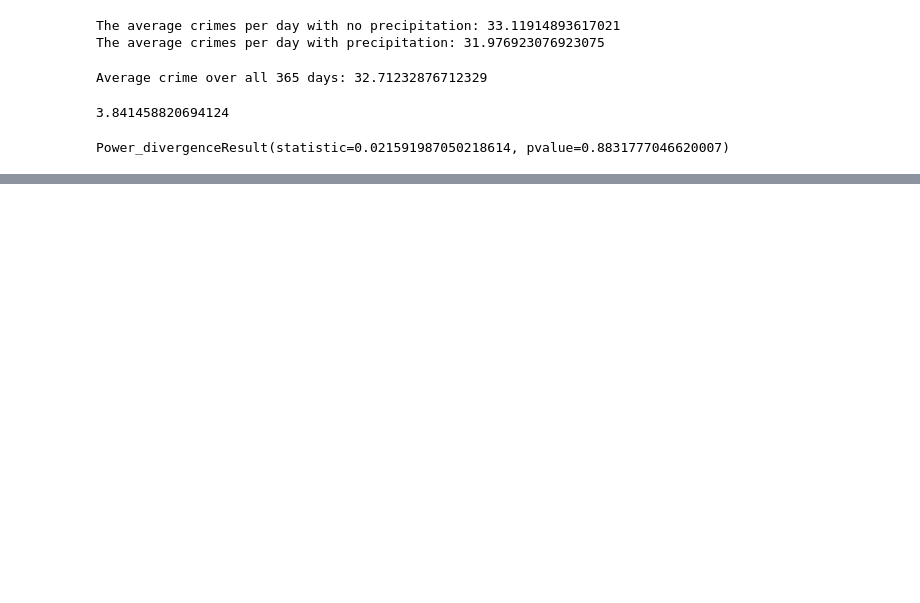
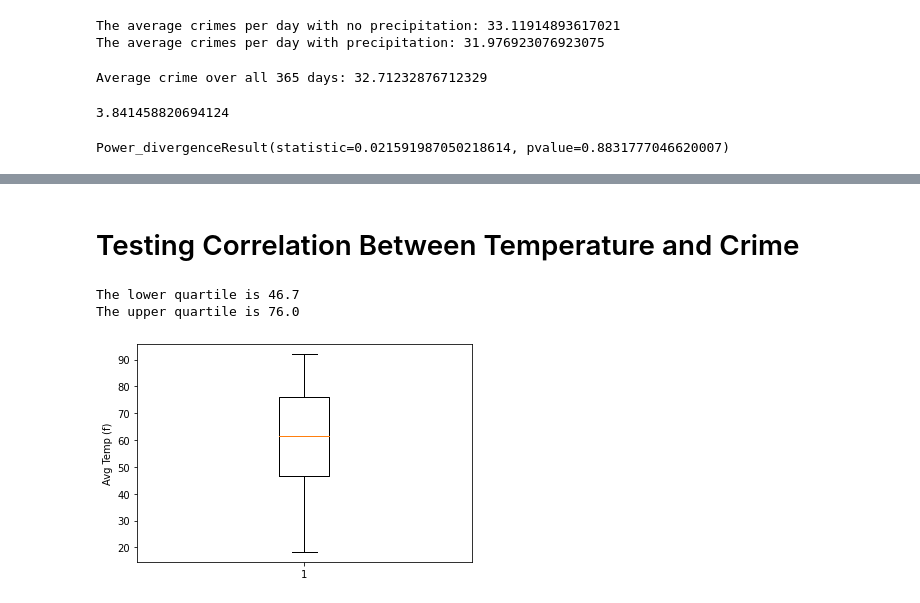
Before and after one commit to b-wild/Project_One_Group_2, a Jupyter notebook: Q3-4_Correlation.ipynb, the cells around one changed output, grey strips where cells are left out. Drawn from its saved outputs; the diff is of its cells as text; code cells hidden in the pictures; blank space fills up the shorter version.

```diff
--- a/Q3-4_Correlation.ipynb
+++ b/Q3-4_Correlation.ipynb
@@ -253,0 +248,22 @@ Power_divergenceResult(statistic=0.021591987050218614, pvalue=0.8831777046620007
+# %% [markdown]
+# Testing Correlation Between Temperature and Crime
+# %%
+# Identify low, moderate, high temperatures
+weather_file = "output_data/dc_weather.csv"
+weather_day = pd.read_csv(weather_file)
+
+quartiles = weather_day['avgtemp_f'].quantile([.25,.5,.75])
+lowerq = quartiles[0.25]
+upperq = quartiles[0.75]
+print(f"The lower quartile is {lowerq}")
+print(f"The upper quartile is {upperq}")
+
+fig1, ax1 = plt.subplots()
+ax1.set_ylabel('Avg Temp (f)')
+ax1.boxplot(weather_day['avgtemp_f'])
+flierprops={'marker': 'o', 'markersize': 12, 'markerfacecolor': 'red'}
+plt.show()
+# %% [output]
+The lower quartile is 46.7
+The upper quartile is 76.0
+[figure, added]
```
Also changed, not shown: parts of 7 cells of this notebook.
